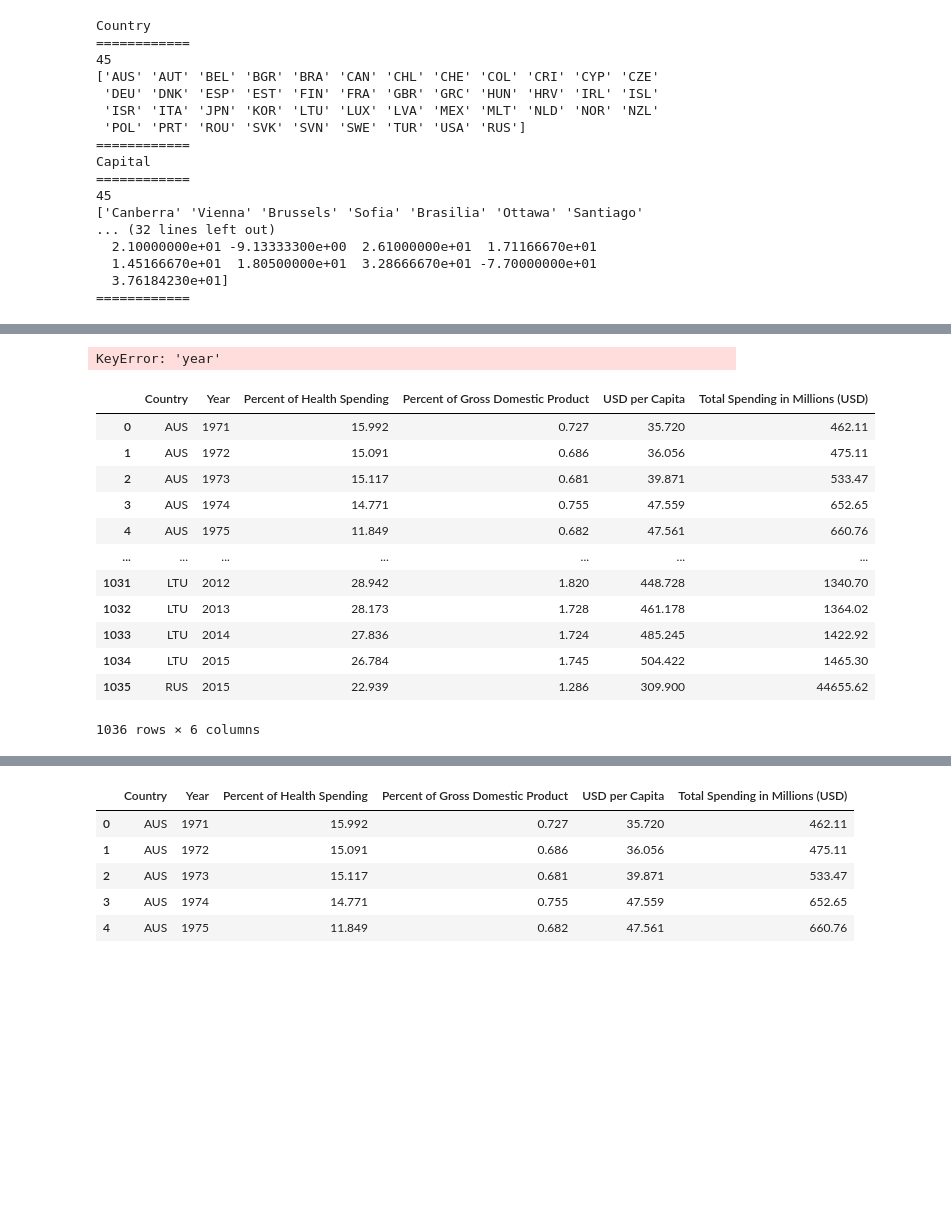
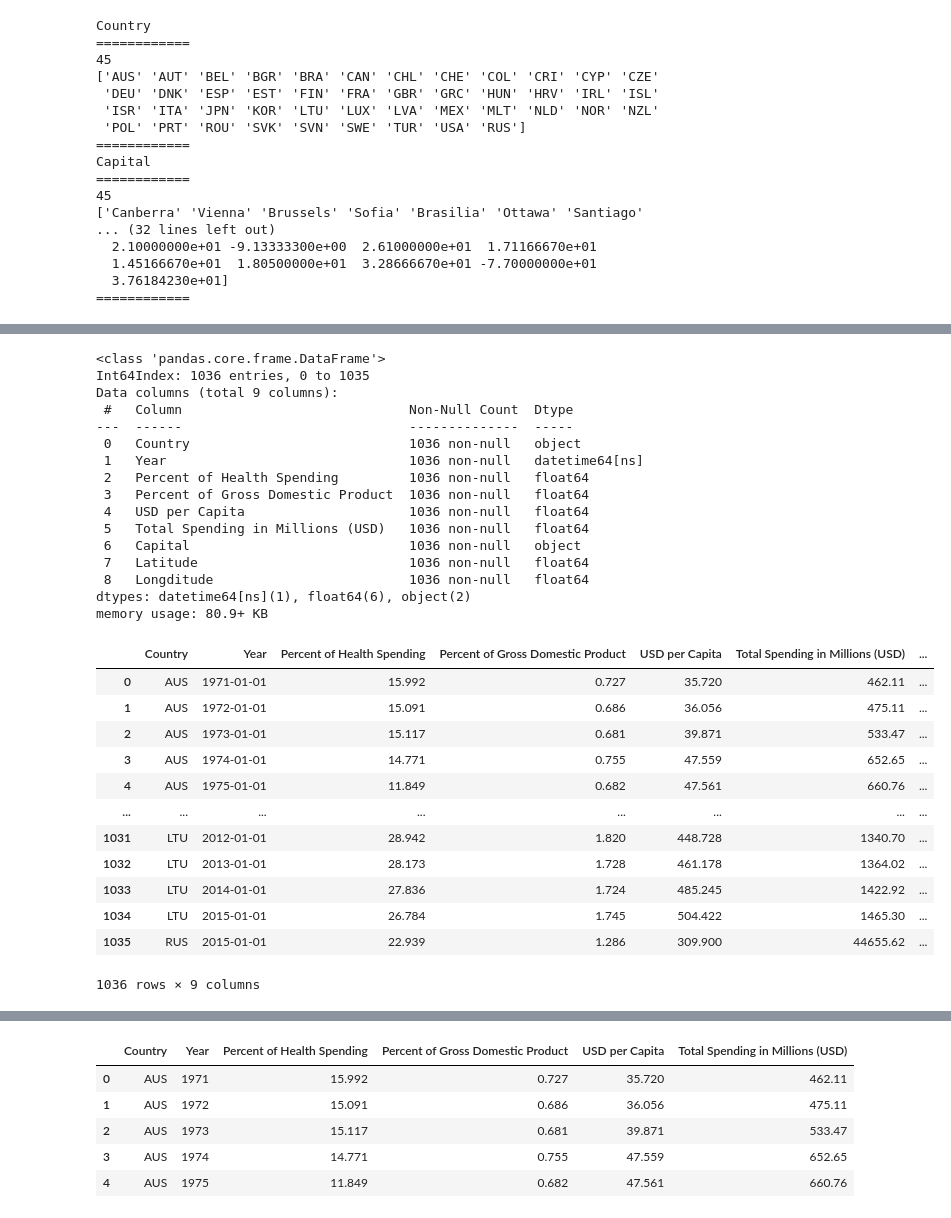
Before and after one commit to fbrowther/Pharmaceutical-Spending-Trend-by-OECD-Countries-Multipage-Plotly-Dash-Web-Application, a Jupyter notebook: Data_cleaning (G).ipynb, the cells around one changed output, grey strips where cells are left out. Drawn from its saved outputs; the diff is of its cells as text; code cells hidden in the pictures; blank space fills up the shorter version.

```diff
--- a/Data_cleaning (G).ipynb
+++ b/Data_cleaning (G).ipynb
@@ -160,0 +161,3 @@ TypeError: Can only merge Series or DataFrame objects, a <class 'pandas.io.forma
+# %%
+data.drop('FLAG_CODES', inplace=True, axis=1)
+data.head()
@@ -160,0 +171,8 @@ TypeError: Can only merge Series or DataFrame objects, a <class 'pandas.io.forma
+# %%
+# Change dtype of Year column to datetime
+import datetime as dt
+
+data['Year'] = data['Year'].map(lambda x: pd.to_datetime(f'{x}'))
+data.style.format({"Year": lambda t: t.strftime("%Y")})
+
+data.info()
@@ -161,27 +193,39 @@ TypeError: Can only merge Series or DataFrame objects, a <class 'pandas.io.forma
 # %%
-#data.drop('FLAG_CODES', inplace=True, axis=1)
-data['year'] =  pd.to_datetime(data['year'], format='%y')
-
-
-
+# data['year'] =  pd.to_datetime(data['year'], format='%y')
 
 #game.style.format({"Release": lambda t: t.strftime("%b-%y")})
-# %% [output]
-KeyError: 'year'
-# %%
-data
-# %% [output]
-|  | Country | Year | Percent of Health Spending | Percent of Gross Domestic Product | USD per Capita | Total Spending in Millions (USD) |
-| 0 | AUS | 1971 | 15.992 | 0.727 | 35.720 | 462.11 |
-| 1 | AUS | 1972 | 15.091 | 0.686 | 36.056 | 475.11 |
-| 2 | AUS | 1973 | 15.117 | 0.681 | 39.871 | 533.47 |
-| 3 | AUS | 1974 | 14.771 | 0.755 | 47.559 | 652.65 |
-| 4 | AUS | 1975 | 11.849 | 0.682 | 47.561 | 660.76 |
-| ... | ... | ... | ... | ... | ... | ... |
-| 1031 | LTU | 2012 | 28.942 | 1.820 | 448.728 | 1340.70 |
-| 1032 | LTU | 2013 | 28.173 | 1.728 | 461.178 | 1364.02 |
-| 1033 | LTU | 2014 | 27.836 | 1.724 | 485.245 | 1422.92 |
-| 1034 | LTU | 2015 | 26.784 | 1.745 | 504.422 | 1465.30 |
-| 1035 | RUS | 2015 | 22.939 | 1.286 | 309.900 | 44655.62 |
-1036 rows × 6 columns
+# %%
+df = pd.merge(data, coords, how = 'inner', on = 'Country')
+df.info()
+df
+# %% [output]
+<class 'pandas.core.frame.DataFrame'>
+Int64Index: 1036 entries, 0 to 1035
+Data columns (total 9 columns):
+ #   Column                             Non-Null Count  Dtype
+---  ------                             --------------  -----
+ 0   Country                            1036 non-null   object
+ 1   Year                               1036 non-null   datetime64[ns]
+ 2   Percent of Health Spending         1036 non-null   float64
+ 3   Percent of Gross Domestic Product  1036 non-null   float64
+ 4   USD per Capita                     1036 non-null   float64
+ 5   Total Spending in Millions (USD)   1036 non-null   float64
+ 6   Capital                            1036 non-null   object
+ 7   Latitude                           1036 non-null   float64
+ 8   Longditude                         1036 non-null   float64
+dtypes: datetime64[ns](1), float64(6), object(2)
+memory usage: 80.9+ KB
+|  | Country | Year | Percent of Health Spending | Percent of Gross Domestic Product | USD per Capita | Total Spending in Millions (USD) | ... |
+| 0 | AUS | 1971-01-01 | 15.992 | 0.727 | 35.720 | 462.11 | ... |
+| 1 | AUS | 1972-01-01 | 15.091 | 0.686 | 36.056 | 475.11 | ... |
+| 2 | AUS | 1973-01-01 | 15.117 | 0.681 | 39.871 | 533.47 | ... |
+| 3 | AUS | 1974-01-01 | 14.771 | 0.755 | 47.559 | 652.65 | ... |
+| 4 | AUS | 1975-01-01 | 11.849 | 0.682 | 47.561 | 660.76 | ... |
+| ... | ... | ... | ... | ... | ... | ... | ... |
+| 1031 | LTU | 2012-01-01 | 28.942 | 1.820 | 448.728 | 1340.70 | ... |
+| 1032 | LTU | 2013-01-01 | 28.173 | 1.728 | 461.178 | 1364.02 | ... |
+| 1033 | LTU | 2014-01-01 | 27.836 | 1.724 | 485.245 | 1422.92 | ... |
+| 1034 | LTU | 2015-01-01 | 26.784 | 1.745 | 504.422 | 1465.30 | ... |
+| 1035 | RUS | 2015-01-01 | 22.939 | 1.286 | 309.900 | 44655.62 | ... |
+1036 rows × 9 columns
 # %%
```
Also changed, not shown: parts of 9 cells of this notebook, 2 other files.
